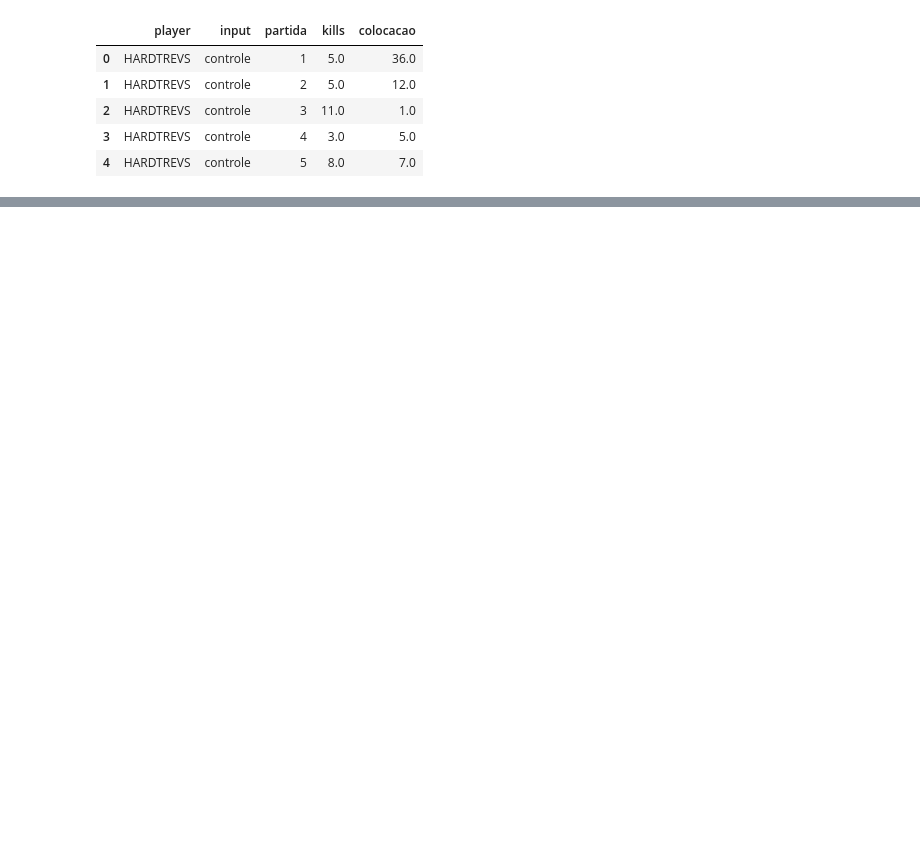
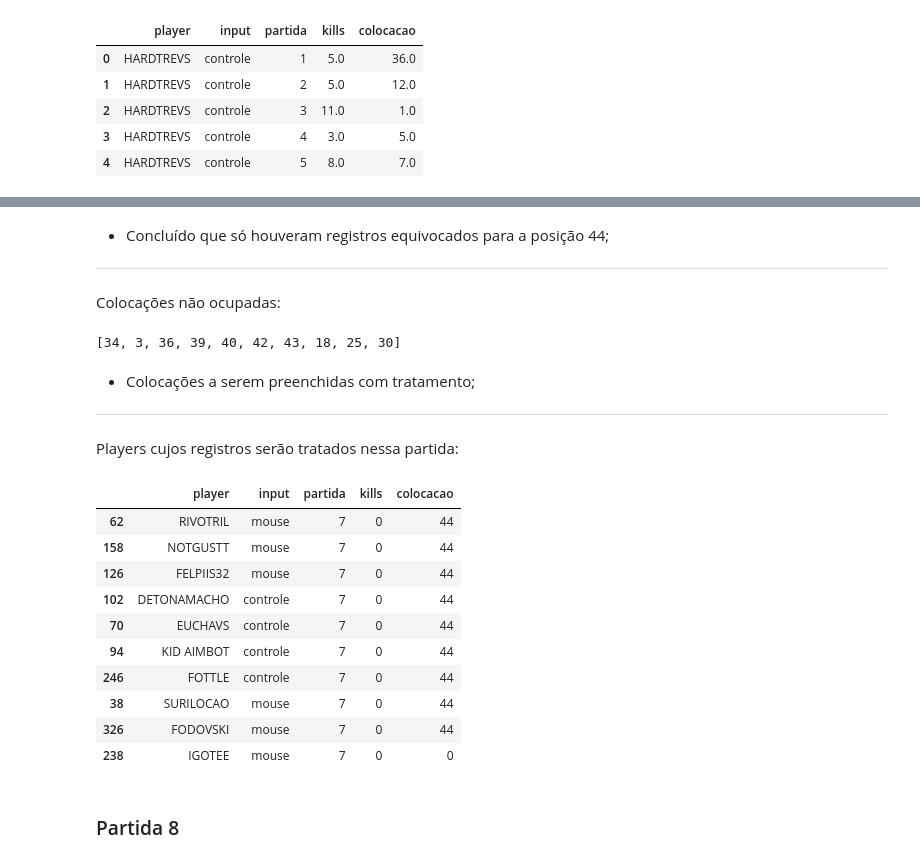
Before and after one commit to GodoyLucas/king_of_rebirth, a Jupyter notebook: King_of_Rebirth.ipynb, the cells around one changed output, grey strips where cells are left out. Drawn from its saved outputs; the diff is of its cells as text; code cells hidden in the pictures; blank space fills up the shorter version.

```diff
--- a/King_of_Rebirth.ipynb
+++ b/King_of_Rebirth.ipynb
@@ -14,0 +677,34 @@ final.head()
+# %% [markdown]
+- Concluído que só houveram registros equivocados para a posição 44;
+____________________
+# %% [markdown]
+Colocações não ocupadas:
+# %%
+colocacoes_partida_7 = set(list(partida_7.colocacao))
+colocacoes_possiveis = set(list(range(1, 45)))
+colocacoes_faltantes_7 = list(colocacoes_possiveis - colocacoes_partida_7)
+print(colocacoes_faltantes_7)
+# %% [output]
+[34, 3, 36, 39, 40, 42, 43, 18, 25, 30]
+# %% [markdown]
+- Colocações a serem preenchidas com tratamento;
+____________
+# %% [markdown]
+Players cujos registros serão tratados nessa partida:
+# %%
+players_a_serem_tratados_partida_7 = partida_7.query('(colocacao == 44 & kills == 0) | colocacao == 0')
+players_a_serem_tratados_partida_7
+# %% [output]
+|  | player | input | partida | kills | colocacao |
+| 62 | RIVOTRIL | mouse | 7 | 0 | 44 |
+| 158 | NOTGUSTT | mouse | 7 | 0 | 44 |
+| 126 | FELPIIS32 | mouse | 7 | 0 | 44 |
+| 102 | DETONAMACHO | controle | 7 | 0 | 44 |
+| 70 | EUCHAVS | controle | 7 | 0 | 44 |
+| 94 | KID AIMBOT | controle | 7 | 0 | 44 |
+| 246 | FOTTLE | controle | 7 | 0 | 44 |
+| 38 | SURILOCAO | mouse | 7 | 0 | 44 |
+| 326 | FODOVSKI | mouse | 7 | 0 | 44 |
+| 238 | IGOTEE | mouse | 7 | 0 | 0 |
+# %% [markdown]
+### Partida 8
```
Also changed, not shown: parts of 140 cells of this notebook.
